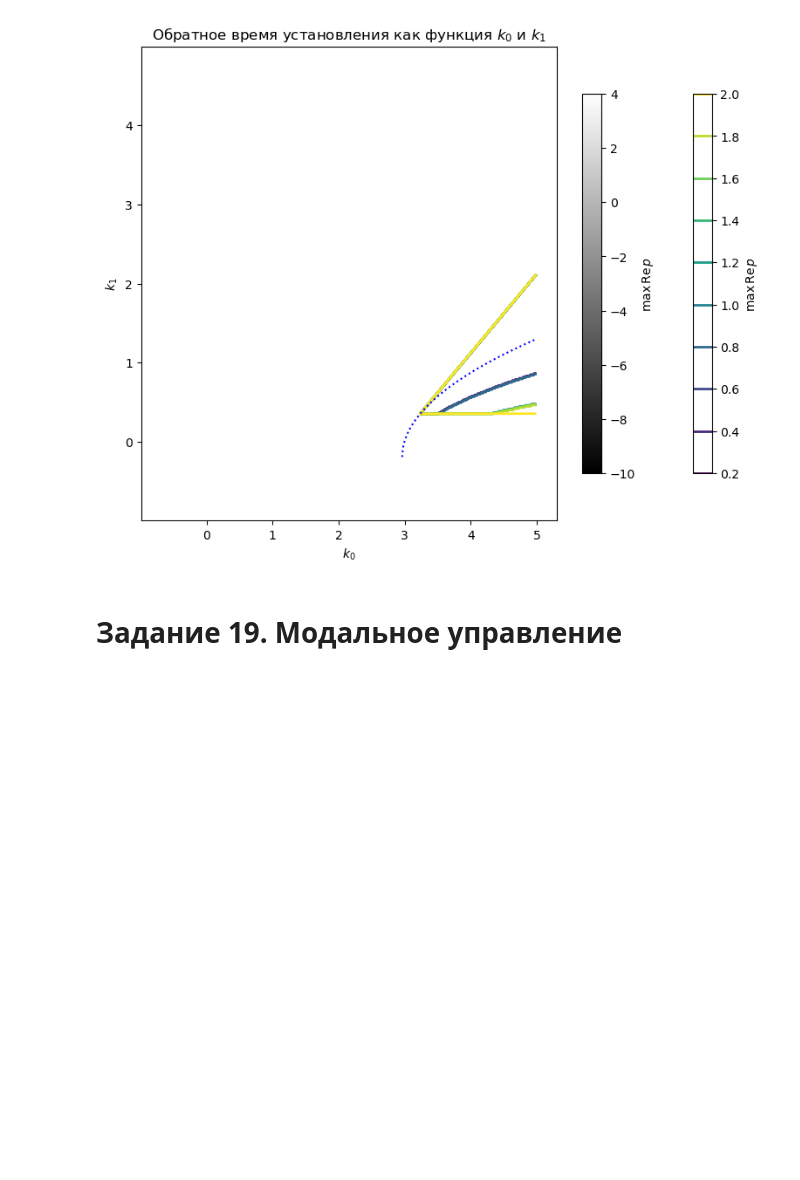
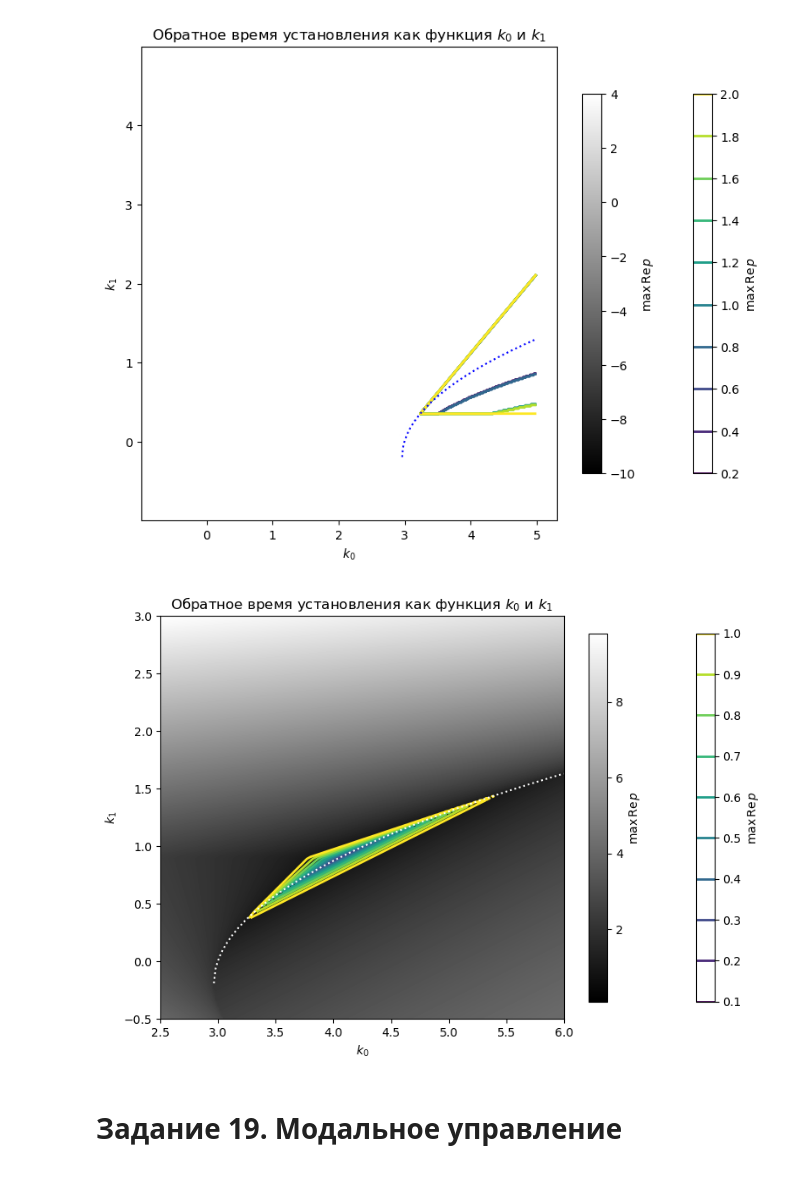
Before and after one commit to samburovam/control_theory, a Jupyter notebook: student_part3.ipynb, the cells around one changed output. Saved outputs shown, nothing was run; the diff lists cells and outputs as text; code cells hidden in the pictures; blank space fills up the shorter version.

```diff
--- a/student_part3.ipynb
+++ b/student_part3.ipynb
@@ -271,6 +271,47 @@ im_bar = colorbar(im, orientation='vertical', shrink=0.8,
                   label=r'$\max \,\mathrm{Re}\, p$');
 # %% [output]
 [figure]
+# %%
+R = 0.1 * arange(1, 11)
+k0lim = (2.5, 6.)
+k1lim = (-0.5, 3.)
+nk0 = 201
+nk1 = 201
+
+k0 = convolve(linspace(k0lim[0], k0lim[1], nk0), [0.5, 0.5], 'valid')
+k1 = convolve(linspace(k1lim[0], k1lim[1], nk1), [0.5, 0.5], 'valid')
+K0, K1 = meshgrid(k0, k1)
+
+def find_maximal_re(k0_0, k1_0):
+    p = roots([1. - ps2.alpha, ps2.lambd + k1_0,
+                            -ps2.omega * ps2.omega + k0_0])
+    return amax(abs(p+2))
+
+
+vfind_maximal_re = vectorize(find_maximal_re)
+
+maxrez = vfind_maximal_re(K0, K1)
+
+# Построение кривой разделяющей квазигармонический и ангармонический режимы
+k0h = linspace(ps2.omega * ps2.omega, k0lim[1], 201)
+plot(k0h, sqrt(4. * (1. - ps2.alpha) * (k0h - ps2.omega * ps2.omega)) -
+     ps2.lambd, ':w')
+
+im = imshow(maxrez, interpolation='bilinear', origin='lower', cmap=cm.gray,
+            extent=(k0lim[0], k0lim[1], k1lim[0], k1lim[1]))
+contours = contour(maxrez, R, origin='lower', linewidths=2,
+                   extent=(k0lim[0], k0lim[1], k1lim[0], k1lim[1]))
+
+xlabel(r'$k_0$')
+ylabel(r'$k_1$')
+title(r'Обратное время установления как функция $k_0$ и $k_1$')
+
+contours_bar = colorbar(contours, orientation='vertical', shrink=0.8,
+                        label=r'$\max \,\mathrm{Re}\, p$')
+im_bar = colorbar(im, orientation='vertical', shrink=0.8,
+                  label=r'$\max \,\mathrm{Re}\, p$');
+# %% [output]
+[figure, added]
 # %% [markdown]
 # Задание 19. Модальное управление
 <a id="sec:pr19"></a>
```
